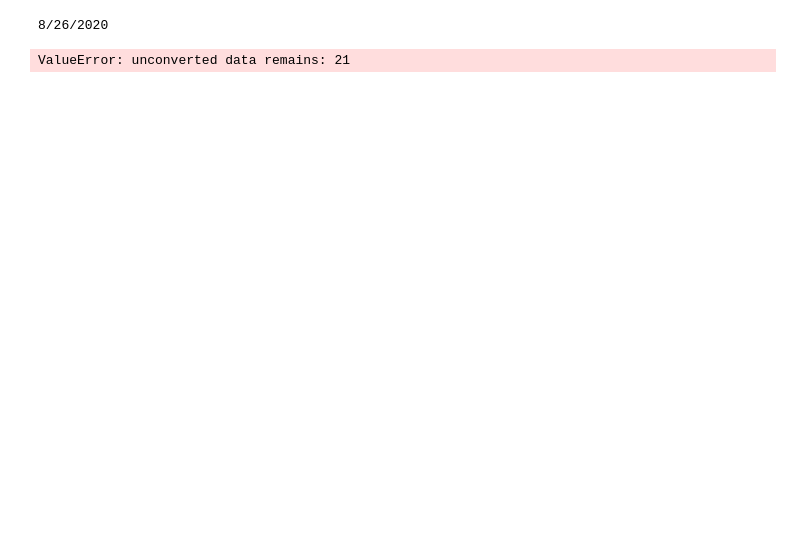
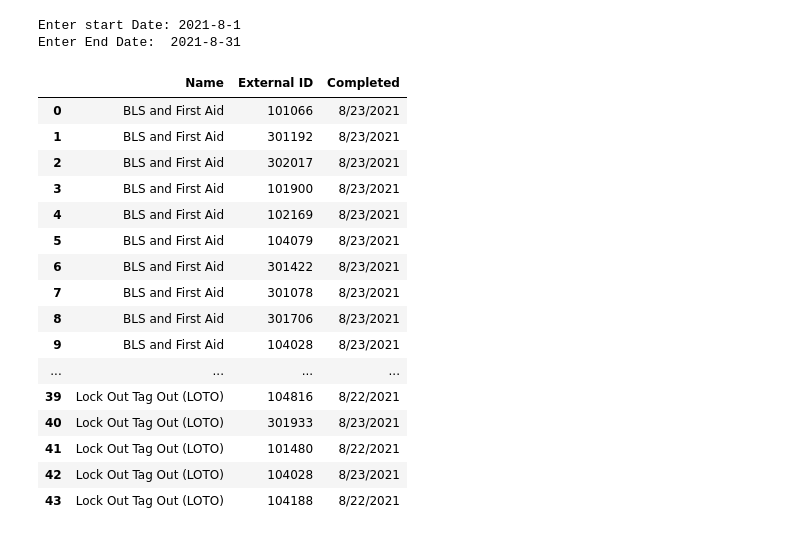
Before and after one commit to M7MDSG76/Enrollment-Automation-Program-EAP-, a Jupyter notebook: carpenterTable.ipynb, the cells around one changed output. Drawn from its saved outputs; the diff is of its cells as text; code cells hidden in the pictures; blank space fills up the shorter version.

```diff
--- a/carpenterTable.ipynb
+++ b/carpenterTable.ipynb
@@ -80,6 +69,6 @@ table3
 # %%
-
-# Convert the pivot column to list (this part used to help filtring the courses na)
-nameList = table3['Activity'].to_list()
+# step 6
+# Convert the pivot column(Activity or Name) to list (this part used to help filtring the courses na)
+nameList = table['Name'].to_list()
 nameList
 # %% [output]
@@ -182,12 +129,0 @@ exampleFilteringTable
-# %%
-from datetime import datetime
-import timestring
-
-print(exampleFilteringTable.Completed[0])
-x
-dateTimeObject = datetime.strptime('08/26/2021', '%x')
-dateTimeObject
-#exampleFilteringTable.query('Activity == "Confined Space Entry - Permit Required" and Completed > "2021-08-01"')
-# %% [output]
-8/26/2020
-ValueError: unconverted data remains: 21
@@ -193,0 +138,43 @@ ValueError: unconverted data remains: 21
+# %%
+# step 8
+# set the dates
+startDate = timestring.Date(input('Enter start Date:'))
+endDate = timestring.Date(input('Enter End Date: '))
+# %% [output]
+Enter start Date: 2021-8-1
+Enter End Date:  2021-8-31
+# %%
+# timestring library is a great library that converts any string to date type object.
+
+
+# filter the table by date ((NOT USED))
+def filterDFDate(dataFrame, startDate, EndDate):
+
+    for i in range(len(dataFrame)):
+        timestring.Date(dataFrame['Completed'][i])    # convert the date from string type to date type
+    dataFrame[dataFrame['Completed']>startDate]
+
+    return dataFrame
+
+# step 9
+
+table = table[table['Completed']>startDate]
+table.reset_index(drop=True) # reset the index to start from Zero insted of the defult indexes values.
+# %% [output]
+|  | Name | External ID | Completed |
+| 0 | BLS and First Aid | 101066 | 8/23/2021 |
+| 1 | BLS and First Aid | 301192 | 8/23/2021 |
+| 2 | BLS and First Aid | 302017 | 8/23/2021 |
+| 3 | BLS and First Aid | 101900 | 8/23/2021 |
+| 4 | BLS and First Aid | 102169 | 8/23/2021 |
+| 5 | BLS and First Aid | 104079 | 8/23/2021 |
+| 6 | BLS and First Aid | 301422 | 8/23/2021 |
+| 7 | BLS and First Aid | 301078 | 8/23/2021 |
+| 8 | BLS and First Aid | 301706 | 8/23/2021 |
+| 9 | BLS and First Aid | 104028 | 8/23/2021 |
+| ... | ... | ... | ... |
+| 39 | Lock Out Tag Out (LOTO) | 104816 | 8/22/2021 |
+| 40 | Lock Out Tag Out (LOTO) | 301933 | 8/23/2021 |
+| 41 | Lock Out Tag Out (LOTO) | 101480 | 8/22/2021 |
+| 42 | Lock Out Tag Out (LOTO) | 104028 | 8/23/2021 |
+| 43 | Lock Out Tag Out (LOTO) | 104188 | 8/22/2021 |
```
Also changed, not shown: parts of 14 cells of this notebook, 3 other files.
